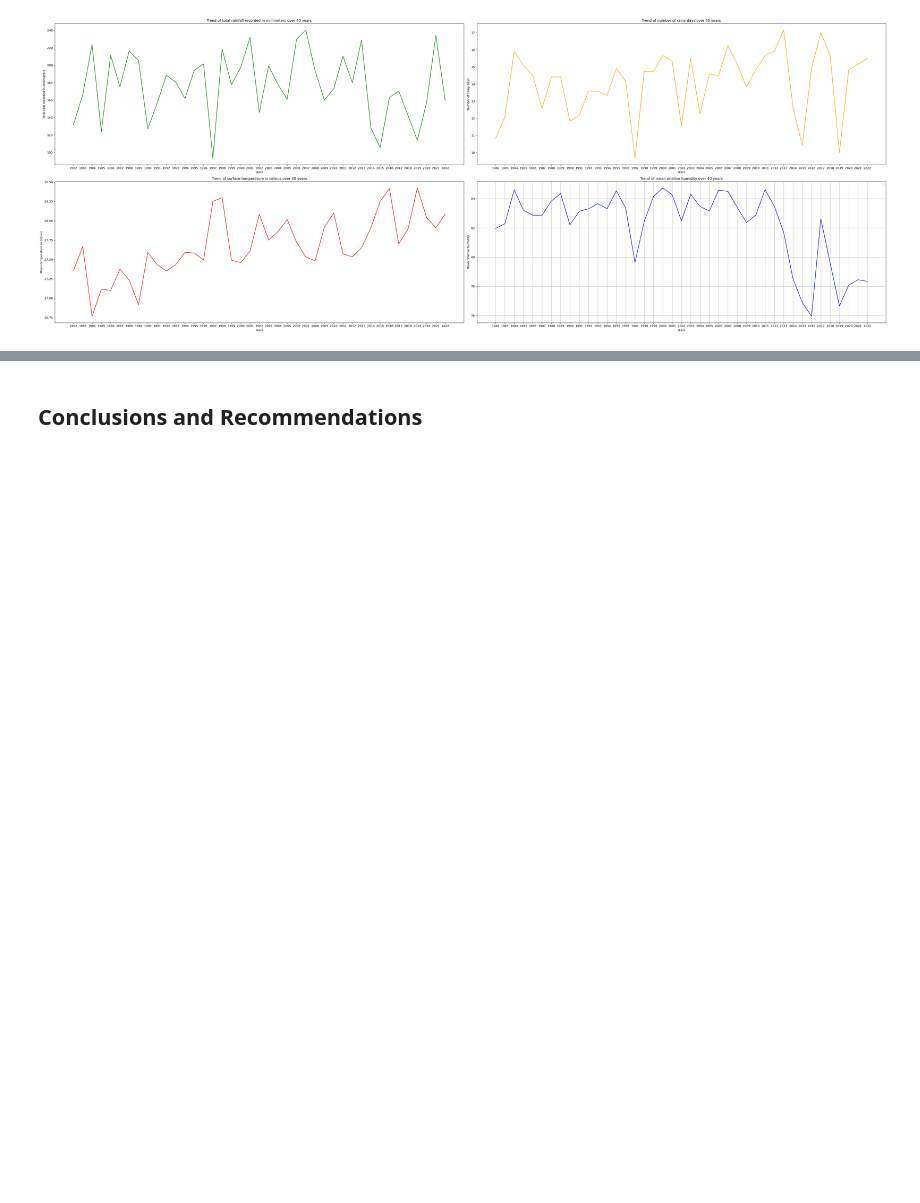
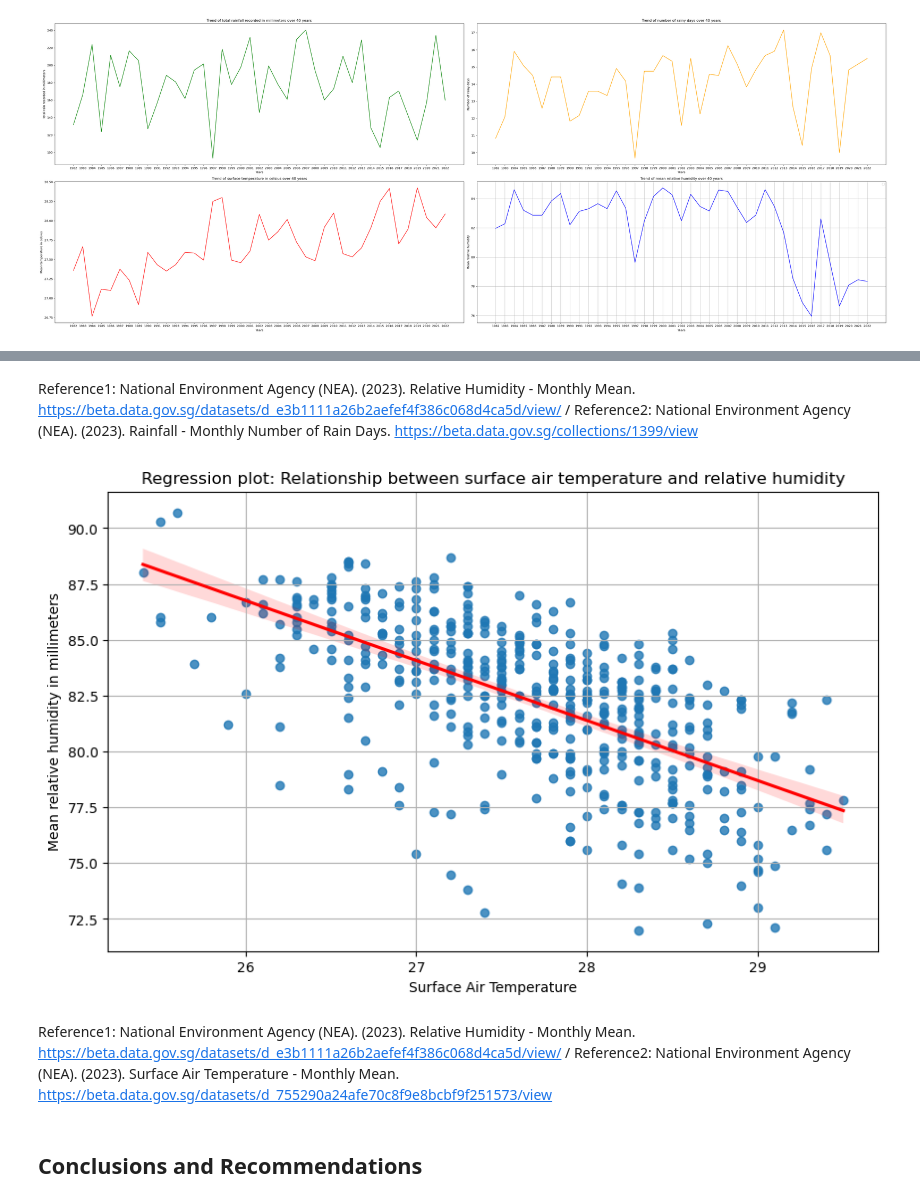
Before and after one commit to Chonnathai/Project1, a Jupyter notebook: code/starter-code.ipynb, the cells around one changed output, grey strips where cells are left out. Saved outputs shown, nothing was run; the diff lists cells and outputs as text; code cells hidden in the pictures; blank space fills up the shorter version.

```diff
--- a/code/starter-code.ipynb
+++ b/code/starter-code.ipynb
@@ -676,3 +710,22 @@ No artists with labels found to put in legend.  Note that artists whose label st
+# %% [markdown]
+Reference1: National Environment Agency (NEA). (2023). Relative Humidity - Monthly Mean. https://beta.data.gov.sg/datasets/d_e3b1111a26b2aefef4f386c068d4ca5d/view/ / Reference2: National Environment Agency (NEA). (2023). Rainfall - Monthly Number of Rain Days. https://beta.data.gov.sg/collections/1399/view
+# %%
+plt.figure(figsize=(10, 6))
+
+# Create a regression plot (regplot) to visualize the relationship
+sns.regplot(x='mean_temp', y='mean_re_humid' , line_kws={"color": "red"}, data=df3)
+# Set labels and title
+plt.xlabel('Surface Air Temperature')
+plt.ylabel('Mean relative humidity in millimeters')
+plt.title('Regression plot: Relationship between surface air temperature and relative humidity')
+
+# Show the plot
+plt.grid(True)
+plt.show()
+# %% [output]
+[figure, added]
+# %% [markdown]
+Reference1: National Environment Agency (NEA). (2023). Relative Humidity - Monthly Mean. https://beta.data.gov.sg/datasets/d_e3b1111a26b2aefef4f386c068d4ca5d/view/ / Reference2: National Environment Agency (NEA). (2023). Surface Air Temperature - Monthly Mean. https://beta.data.gov.sg/datasets/d_755290a24afe70c8f9e8bcbf9f251573/view
 # %% [markdown]
 ## Conclusions and Recommendations
 # %% [markdown]
```
Also changed, not shown: parts of 13 cells of this notebook, 2 other files.
